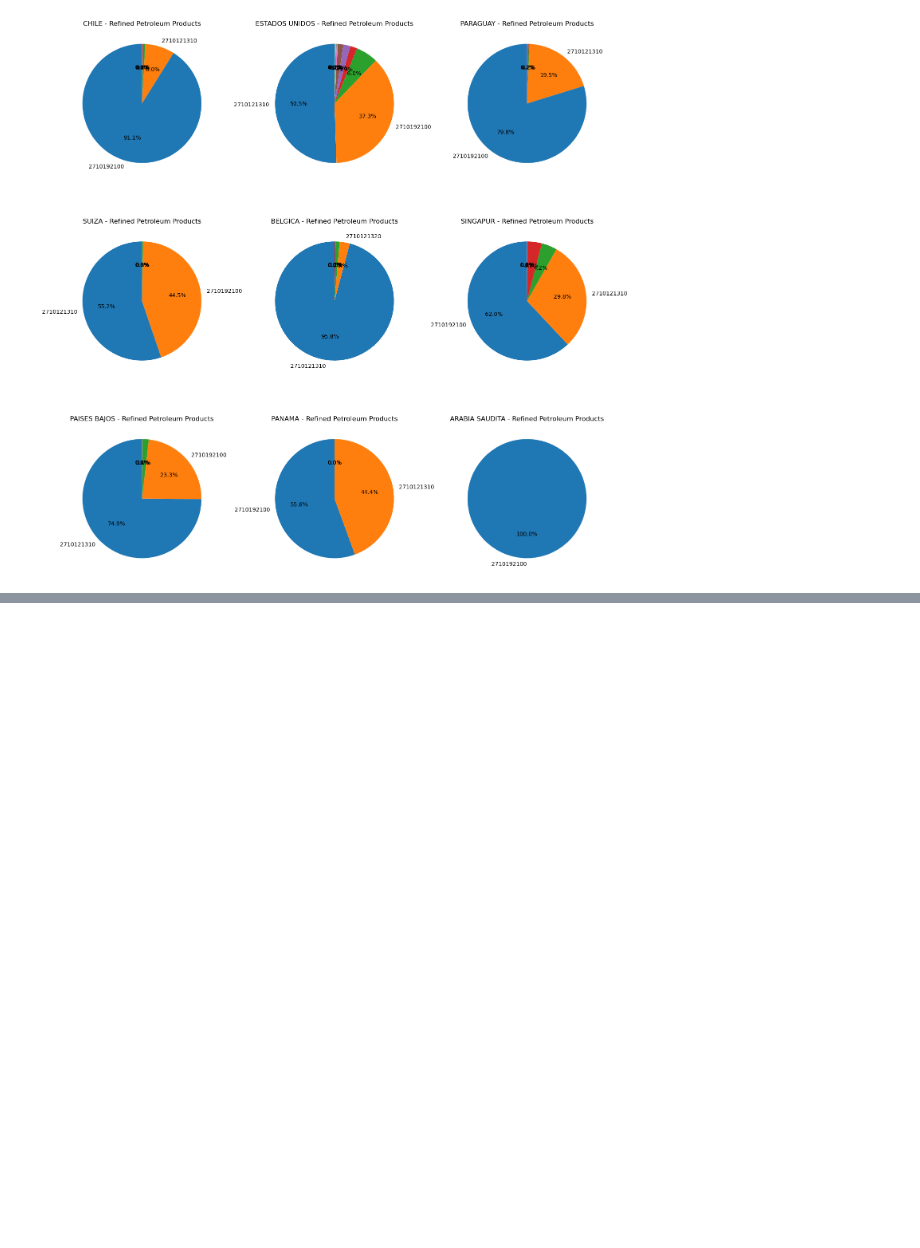
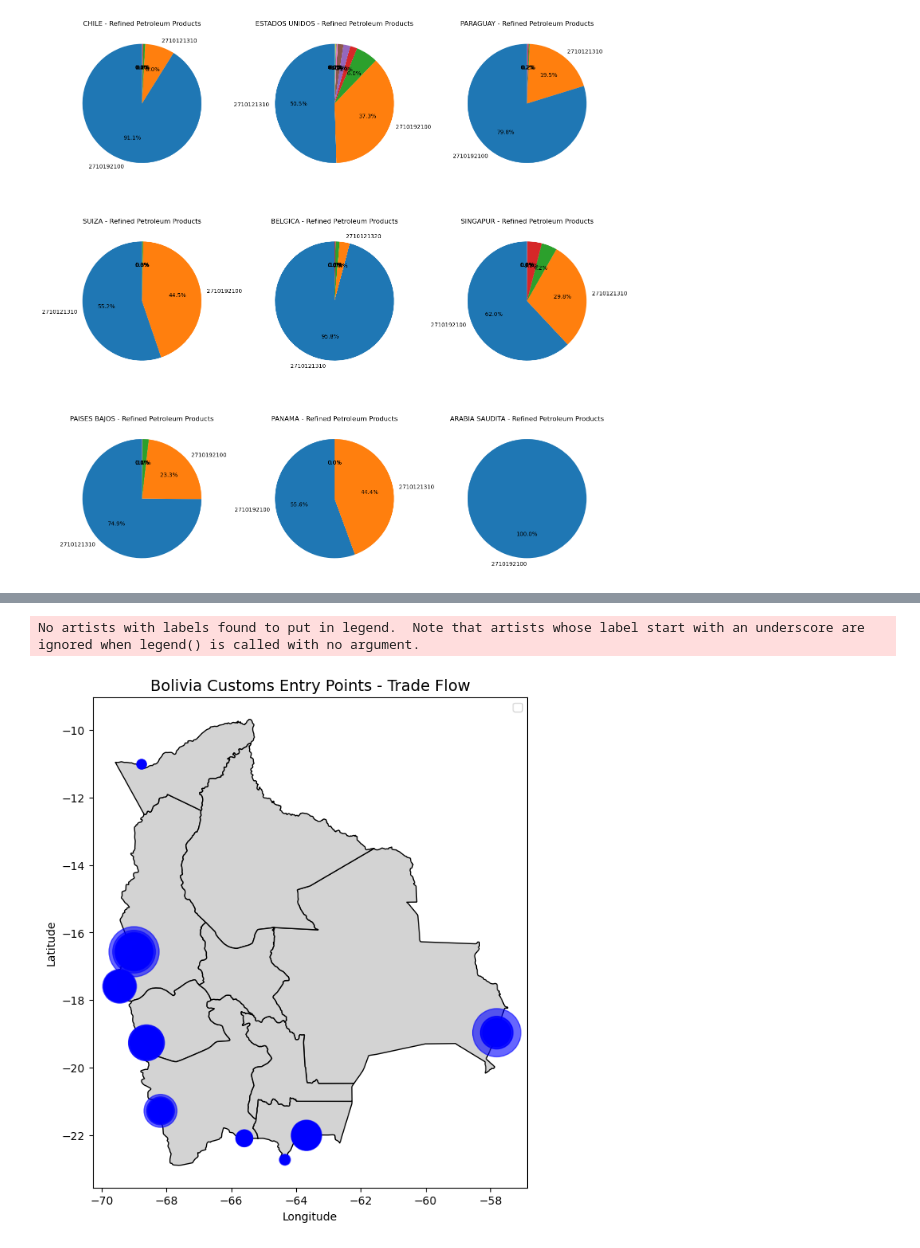
Before and after one commit to serafa11/Bolivia_imports, a Jupyter notebook: Bolivia Five years of imports .ipynb, the cells around one changed output, grey strips where cells are left out. Cells and saved outputs as stored; diff of their text form; code cells hidden in the pictures; blank space fills up the shorter version.

```diff
--- a/Bolivia Five years of imports .ipynb
+++ b/Bolivia Five years of imports .ipynb
@@ -730,0 +937,12 @@ plt.show()
+# %%
+# Both of this maps show all the flow and magnitudes of total imports.
+# Like we said before, diesel has been a hot topic lately. lets apply some filters
+
+mask = (
+    df['desnan'].notna() &
+    df['desnan'].str.contains("DIESEL") &
+    (df['ciiur3'] == '2320') # To filter out data that would refer to vehicles or machinery that uses DIESEL
+)
+df_filtered = df[mask]
+
+df_filtered.head()
@@ -730,0 +956,25 @@ plt.show()
+# %%
+#file containing Bolivia's map
+bolivia_map = gpd.read_file(r"C:\Users\sebas\Documents\Bolivia_imports\bo_shp\bo.shp")
+# Plot the map
+fig, ax = plt.subplots(figsize=(12, 8))
+bolivia_map.plot(ax=ax, color="lightgray", edgecolor="black")
+
+# Overlay bubbles
+ax.scatter(
+    df_filtered["Longitude"],
+    df_filtered["Lattitude"],
+    s=df_filtered["kilos"] / 50000,
+    c="blue",
+    alpha=0.6,
+   # label="weight Value (kilos)"
+)
+
+plt.title("Bolivia Customs Entry Points - Trade Flow", fontsize=14)
+plt.xlabel("Longitude")
+plt.ylabel("Latitude")
+plt.legend()
+plt.show()
+# %% [output]
+No artists with labels found to put in legend.  Note that artists whose label start with an underscore are ignored when legend() is called with no argument.
+[figure, added]
```
Also changed, not shown: parts of 20 cells of this notebook.
